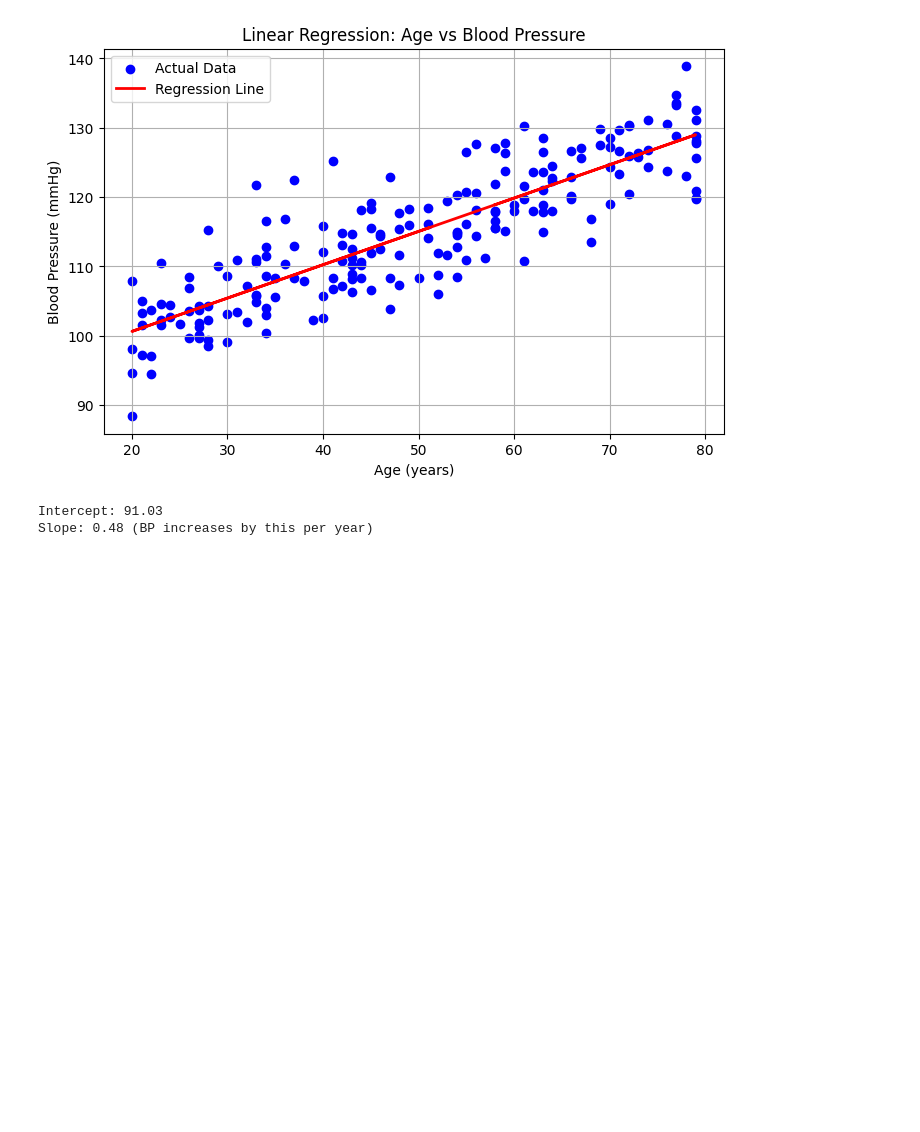
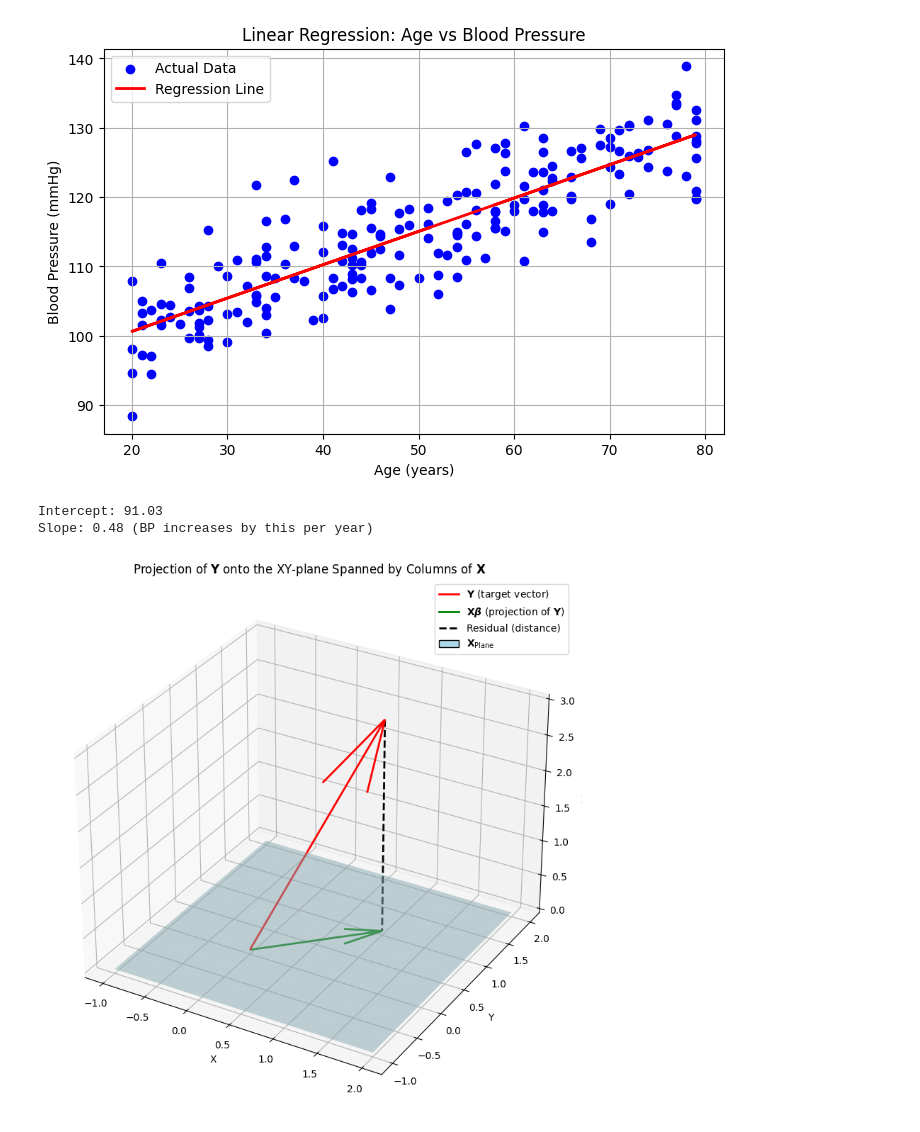
Before and after one commit to alibagheribardi/Regression, a Jupyter notebook: Regression_1.ipynb, the cells around one changed output. Cells and saved outputs as stored; diff of their text form; code cells hidden in the pictures; blank space fills up the shorter version.

```diff
--- a/Regression_1.ipynb
+++ b/Regression_1.ipynb
@@ -228,3 +228,66 @@ print(f"Slope: {model.coef_[0]:.2f} (BP increases by this per year)")
 [figure]
 Intercept: 91.03
 Slope: 0.48 (BP increases by this per year)
+# %%
+import numpy as np
+import matplotlib.pyplot as plt
+from mpl_toolkits.mplot3d import Axes3D
+from matplotlib.patches import Patch
+from matplotlib.lines import Line2D
+
+# Define the matrix X with column vectors that lie in the XY-plane
+v1 = np.array([1, 0, 0])
+v2 = np.array([0, 1, 0])
+X = np.column_stack((v1, v2))  # X spans the XY-plane
+
+# Define the target vector Y pointing upward
+Y = np.array([1, 1, 3])  # This has a component in Z, off the XY-plane
+
+# Compute the least squares projection of Y onto the plane
+beta_hat = np.linalg.lstsq(X, Y, rcond=None)[0]
+Y_proj = X @ beta_hat  # Projection of Y onto the plane
+
+# Generate a mesh grid of the XY-plane
+s_vals = np.linspace(-1, 2, 10)
+t_vals = np.linspace(-1, 2, 10)
+S, T = np.meshgrid(s_vals, t_vals)
+plane_points = np.array([s * v1 + t * v2 for s, t in zip(S.flatten(), T.flatten())])
+
+# Plotting
+fig = plt.figure(figsize=(10, 8))
+ax = fig.add_subplot(111, projection='3d')
+
+# Plot the XY plane
+ax.plot_trisurf(plane_points[:, 0], plane_points[:, 1], plane_points[:, 2],
+                alpha=0.5, color='lightblue')
+
+# Plot vector Y (target)
+ax.quiver(0, 0, 0, *Y, color='red', linewidth=2)
+
+# Plot the projection of Y onto the plane
+ax.quiver(0, 0, 0, *Y_proj, color='green', linewidth=2)
+
+# Draw the residual vector (from Y to projection)
+ax.plot([Y[0], Y_proj[0]], [Y[1], Y_proj[1]], [Y[2], Y_proj[2]],
+        'k--', linewidth=2)
+
+# Custom legend
+legend_elements = [
+    Line2D([0], [0], color='red', lw=2, label=r'$\mathbf{Y}$ (target vector)'),
+    Line2D([0], [0], color='green', lw=2, label=r'$\mathbf{X\boldsymbol{\beta}}$ (projection of $\mathbf{Y}$)'),
+    Line2D([0], [0], color='black', lw=2, linestyle='--', label='Residual (distance)'),
+    Patch(facecolor='lightblue', edgecolor='black', label=r'$\mathbf{X}_{\text{Plane}}$')
+]
+
+# Axes labels and legend
+ax.set_xlabel('X')
+ax.set_ylabel('Y')
+ax.set_zlabel('Z')
+ax.set_title(r'Projection of $\mathbf{Y}$ onto the XY-plane Spanned by Columns of $\mathbf{X}$')
+ax.legend(handles=legend_elements)
+
+plt.tight_layout()
+plt.savefig('projection.pdf', format='pdf')
+plt.show()
+# %% [output]
+[figure, added]
```
